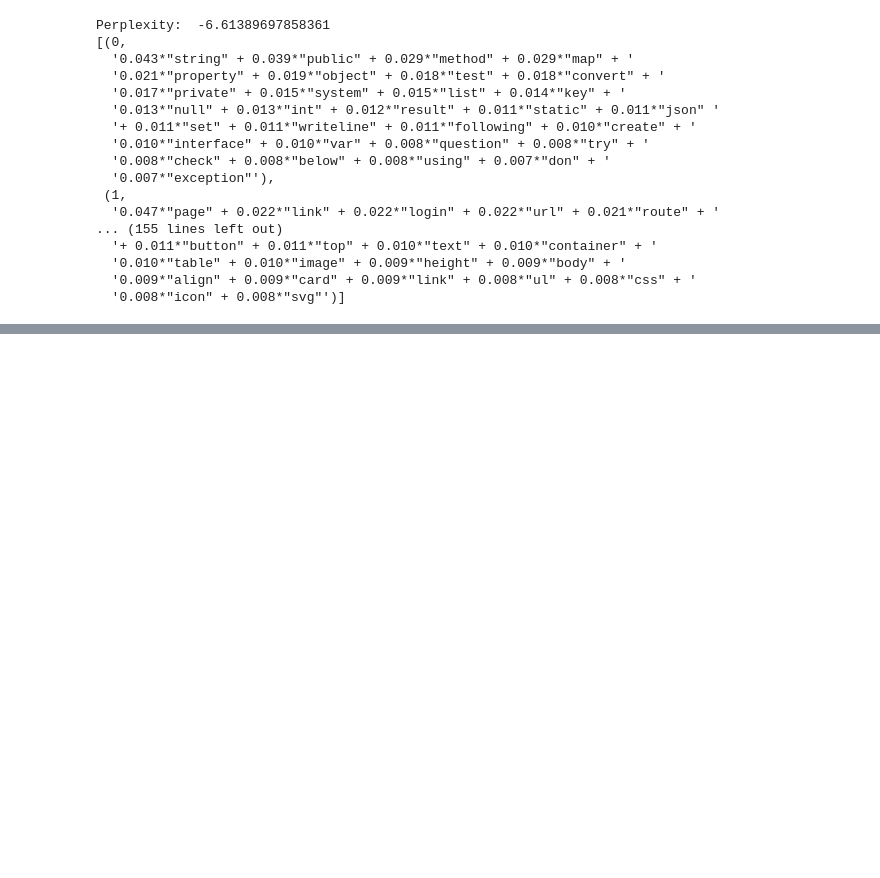
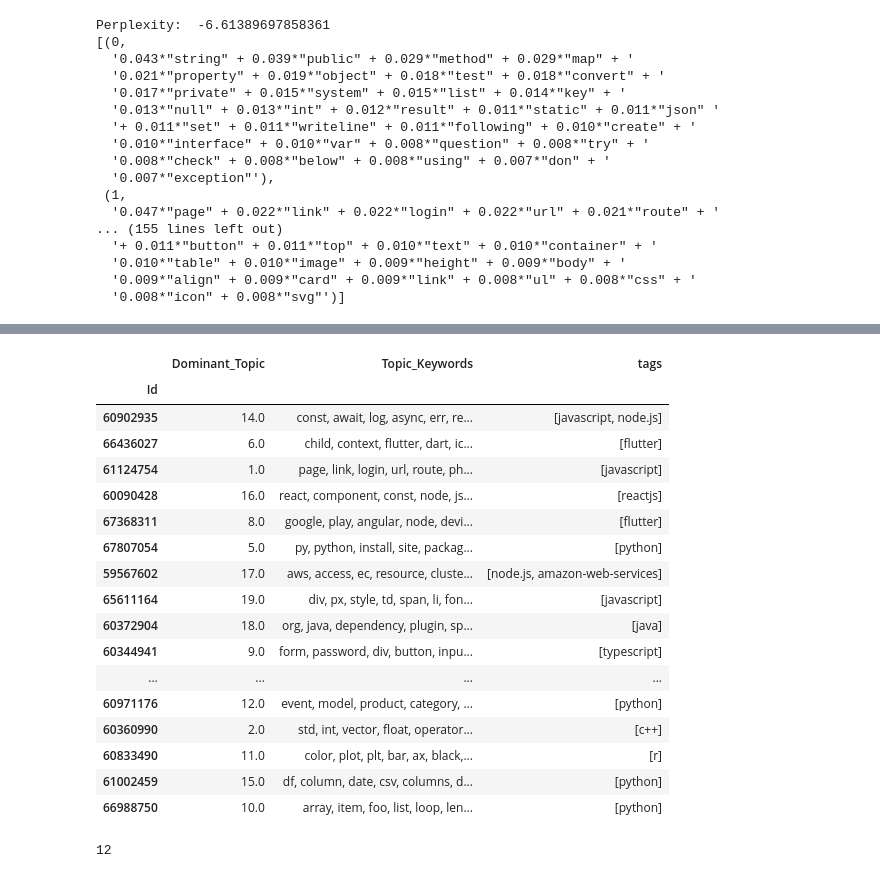
Before and after one commit to felanbi/Projet-OC-Categoriser-automatiquement-des-questions, a Jupyter notebook: P5_02_notebooktest.ipynb, the cells around one changed output, grey strips where cells are left out. Saved outputs shown, nothing was run; the diff lists cells and outputs as text; code cells hidden in the pictures; blank space fills up the shorter version.

```diff
--- a/P5_02_notebooktest.ipynb
+++ b/P5_02_notebooktest.ipynb
@@ -147,0 +190,3 @@ sent_topics_sorteddf
+# %%
+df_topic_sents_keywords.index = df.index
+df_topic_sents_keywords.head()
@@ -148,3 +201,38 @@ sent_topics_sorteddf
+# %%
+df_tmp = df_topic_sents_keywords.copy()
+df_tmp.sort_values(by = ["Perc_Contribution"], ascending = False, inplace = True)
+df_tmp.drop_duplicates(subset = ["Dominant_Topic"], inplace = True)
+df_tmp = df_tmp.join(df[["tags"]])
+
+df_tmp[["Dominant_Topic", "Topic_Keywords", "tags"]]
+# %% [output]
+|  | Dominant_Topic | Topic_Keywords | tags |
+| Id |  |  |  |
+| 60902935 | 14.0 | const, await, log, async, err, re... | [javascript, node.js] |
+| 66436027 | 6.0 | child, context, flutter, dart, ic... | [flutter] |
+| 61124754 | 1.0 | page, link, login, url, route, ph... | [javascript] |
+| 60090428 | 16.0 | react, component, const, node, js... | [reactjs] |
+| 67368311 | 8.0 | google, play, angular, node, devi... | [flutter] |
+| 67807054 | 5.0 | py, python, install, site, packag... | [python] |
+| 59567602 | 17.0 | aws, access, ec, resource, cluste... | [node.js, amazon-web-services] |
+| 65611164 | 19.0 | div, px, style, td, span, li, fon... | [javascript] |
+| 60372904 | 18.0 | org, java, dependency, plugin, sp... | [java] |
+| 60344941 | 9.0 | form, password, div, button, inpu... | [typescript] |
+| ... | ... | ... | ... |
+| 60971176 | 12.0 | event, model, product, category, ... | [python] |
+| 60360990 | 2.0 | std, int, vector, float, operator... | [c++] |
+| 60833490 | 11.0 | color, plot, plt, bar, ax, black,... | [r] |
+| 61002459 | 15.0 | df, column, date, csv, columns, d... | [python] |
+| 66988750 | 10.0 | array, item, foo, list, loop, len... | [python] |
+# %%
+from sklearn.preprocessing import MultiLabelBinarizer
+
+mlb = MultiLabelBinarizer()
+mlb.fit_transform(df_tmp.tags.to_list())
+
+len(mlb.classes_)
+# %% [output]
+12
 # %%
 lda_model = model
 def predict_unsupervised_tags(text):
```
Also changed, not shown: parts of 7 cells of this notebook.
